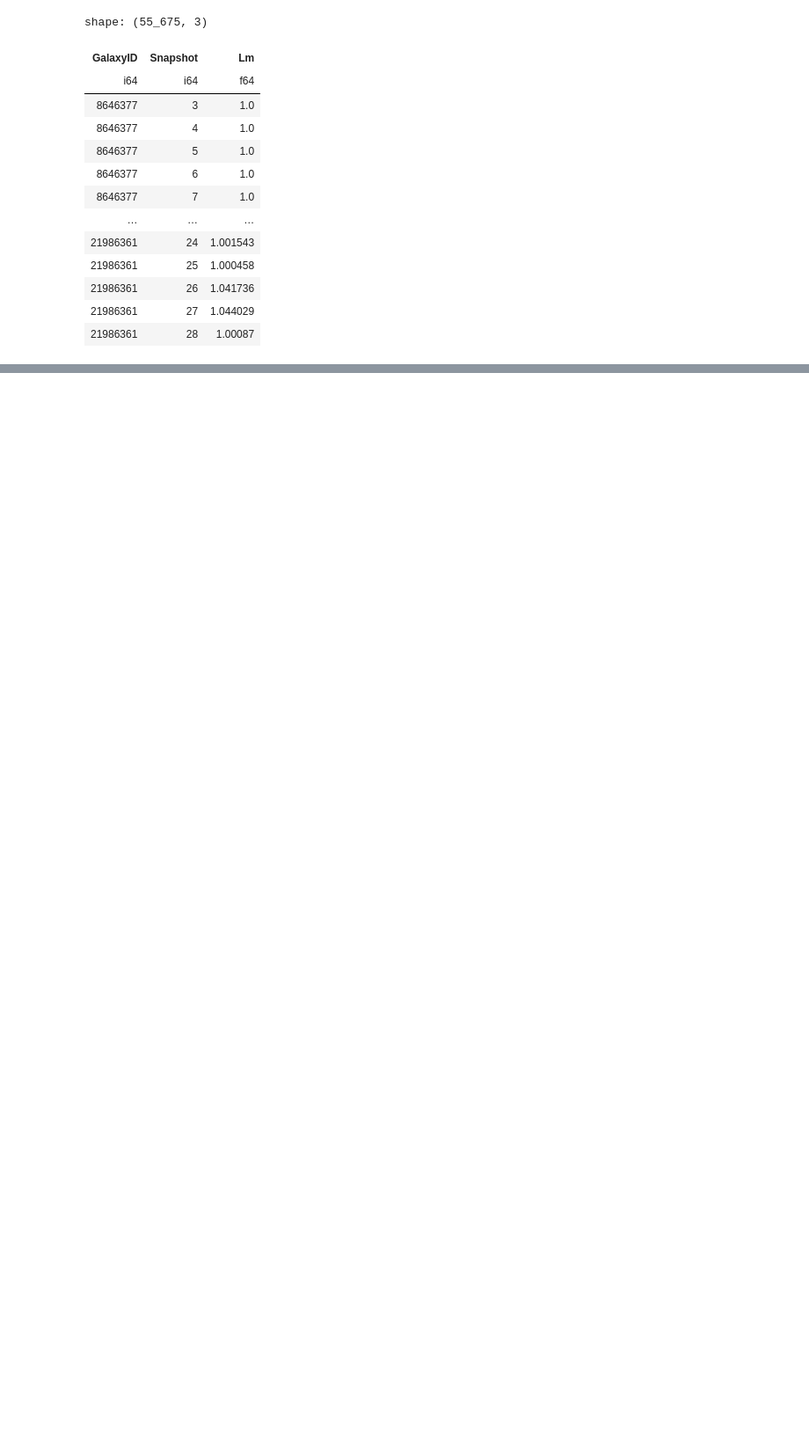
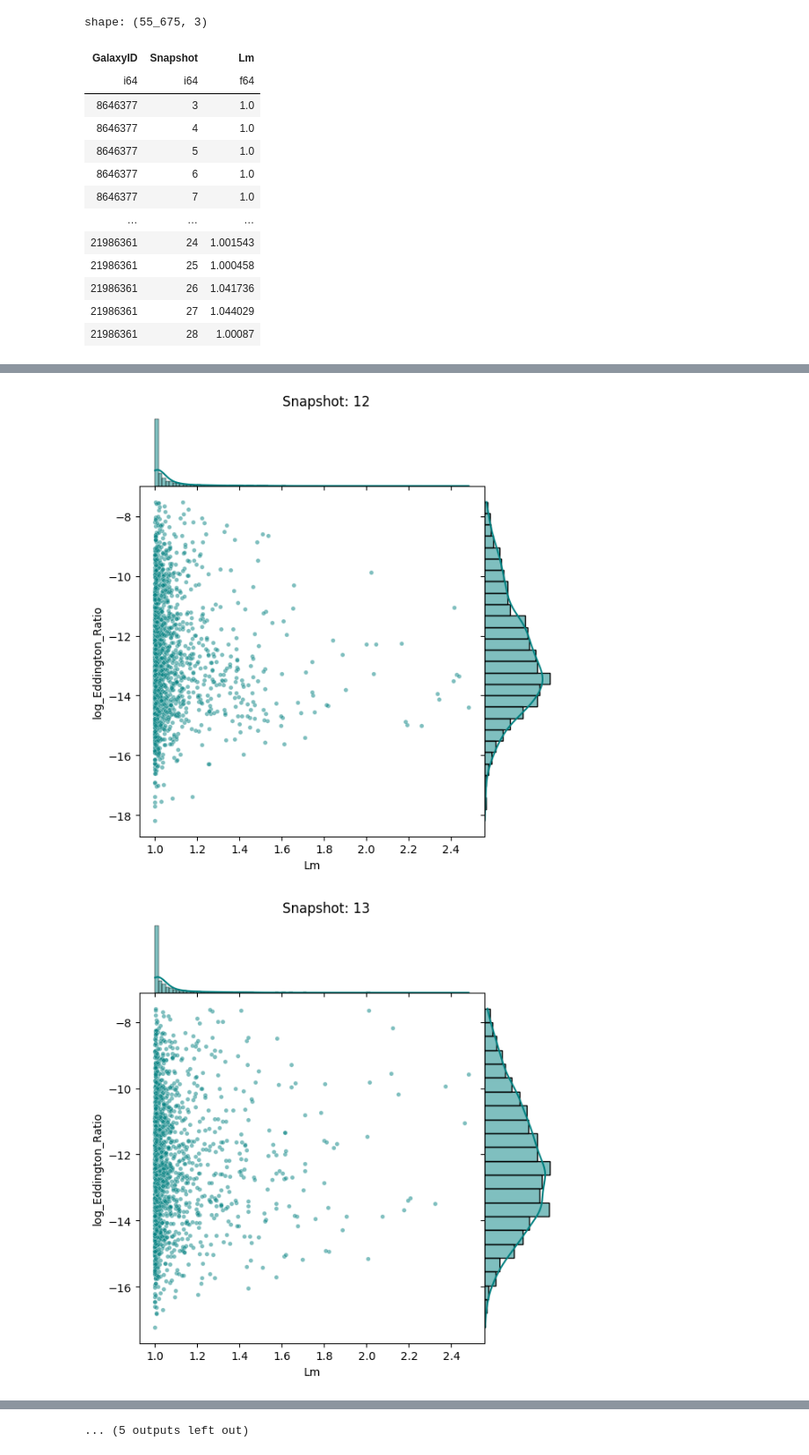
Before and after one commit to SantamariaR/Taller-Tesis-1, a Jupyter notebook: Estadistica_evolutiva.ipynb, the cells around one changed output, grey strips where cells are left out. Shown at 88% size. Cells and saved outputs as stored; diff of their text form; code cells hidden in the pictures; blank space fills up the shorter version.

```diff
--- a/Estadistica_evolutiva.ipynb
+++ b/Estadistica_evolutiva.ipynb
@@ -69,3 +97,14 @@ shape: (36_854, 23)
 | 21986363 | 26 | 0.18271 | 1.0332e12 | 1.9705e17 | -2159.21 | -12064.919 | -21040.172 | ... |
 | 21986362 | 27 | 0.100639 | 1.1160e12 | 1.9529e17 | -19255.164 | 2623.7925 | 3542.5198 | ... |
 | 21986361 | 28 | 2.2204e-16 | 1.2919e12 | 4.1714e17 | -36948.383 | 16499.713 | 13355.165 | ... |
+# %%
+# Trabajamos con galaxias que no hayan tenido en su historia fusiones mayores a un Lm mayor a 2.5.
+# Me guardo el ID de las galaxias que cumplen esta condición para luego filtrar el dataset original
+
+list_id = new_data.group_by('RootGalaxyID').agg(pl.max('Lm').alias('max')).filter(pl.col('max') < 2.5).select('RootGalaxyID')
+#new_data.group_by('RootGalaxyID').agg(pl.max('Lm').alias('max')).filter(pl.col('max') < 2.5).select('RootGalaxyID')
+
+mask_id = (pl.col('RootGalaxyID').is_in(list_id['RootGalaxyID']))
+
+# Filtramos el dataset original para quedarnos solo con las galaxias que cumplen la condición
+filtered_data = new_data.filter(mask_id)
@@ -73,7 +117,7 @@ shape: (36_854, 23)
 # Calculamos variables adicionales para el análisis
 
 
-new_data = new_data.with_columns(
+filtered_data = filtered_data.with_columns(
     # Logaritmos
     pl.col('Stars_Mass').log10().alias('Log(Stars_Mass)'),
     pl.col('BlackHoleMass').log10().alias('Log(BlackHoleMass)'),
@@ -125,0 +140,37 @@ fig.show()
+# %%
+# Graficamos con seaborn para una visualización estática
+
+def plot_snap(df, snap_id, var_x, var_y):
+    # Filtramos con Polars
+    data = df[(df["SnapNum"] == snap_id)]
+
+    g = sns.JointGrid(data=data, x=var_x, y=var_y, space=0)
+    g.plot_joint(sns.scatterplot, s=15, alpha=0.5, color="teal")
+    g.plot_marginals(sns.histplot, kde=True, color="teal")
+    g.fig.suptitle(f"Snapshot: {snap_id}", y=1.02)
+    return g
+
+
+
+
+df_final = (
+    filtered_data
+    .select([
+        pl.col("SnapNum"),
+        pl.col("Stars_Mass").log10().alias("log_Mstar"),
+        pl.col("BlackHoleMass").log10().alias("log_MBH"),
+        pl.col('12+log(O/H)'),
+        pl.col('Lm'),
+        (pl.col('BlackHoleMassAccretionRate')/pl.col('BlackHoleMass')).log10().alias('log_Eddington_Ratio'),
+    ])
+    .to_pandas() # Aquí debería funcionar si tienes pyarrow
+)
+
+# Ejemplo: Mostrar 3 momentos clave en una fila
+snaps_to_show = [12,13,14,15,16,17,18,19,20,21,22,23,24,25,26,27,28]
+for s in snaps_to_show:
+    plot_snap(df_final, s, "Lm", "log_Eddington_Ratio")
+    plt.show()
+# %% [output]
+[figure, added]
+[figure, added]
@@ -125,0 +187 @@ fig.show()
+... (5 outputs left out)
```
Also changed, not shown: parts of 13 cells of this notebook.
